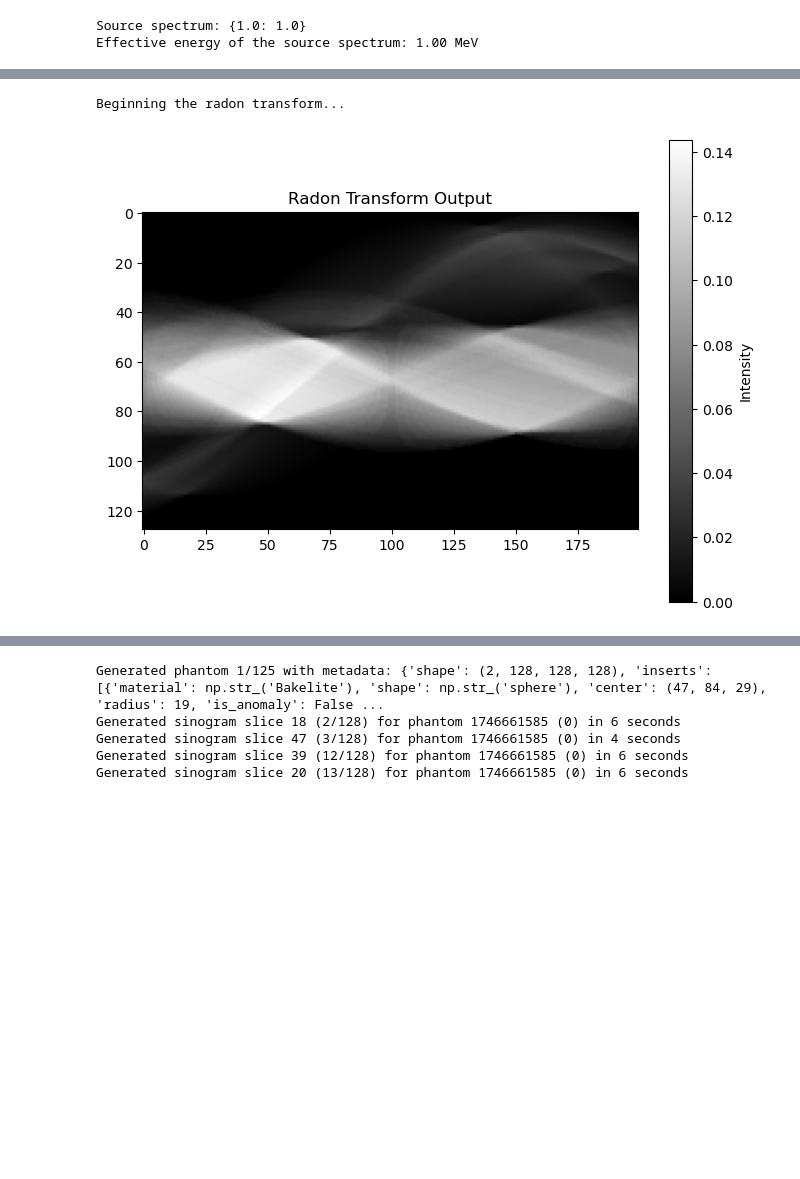
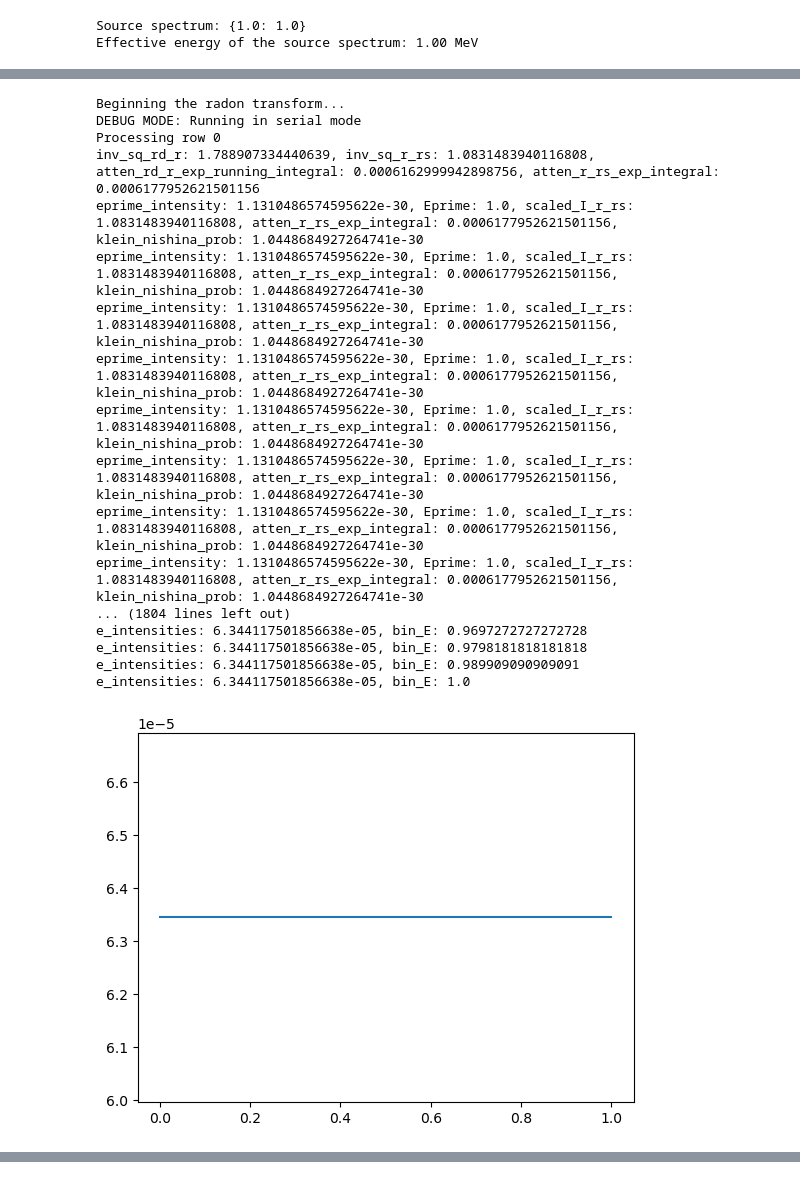
Before and after one commit to samuelnub/lircst-ana, a Jupyter notebook: src/AnalyticalCST.ipynb, the cells around one changed output, grey strips where cells are left out. Cells and saved outputs as stored; diff of their text form; code cells hidden in the pictures; blank space fills up the shorter version.

```diff
--- a/src/AnalyticalCST.ipynb
+++ b/src/AnalyticalCST.ipynb
@@ -19,7 +19,7 @@ chan_atten: int = 1
 E0 = 1.0 # Effective "peak" energy of a 6MeV radiotherapy beam
 voxel_physical_scale_len: float = 0.001 # 1 metre to 1mm thereabouts
 voxel_physical_scale_atten: float = 0.01 # For our mass attenuation coefficients, which use cm^2. We will convert to mm^2
-theta: float = np.pi * (-2/6) # Unused in sinogram mode
+theta: float = 0 # np.pi * (-2/6) # Unused in sinogram mode
 detec_size: int = phan_size
 detec_dims: int = 2
 detec_bins: int = 100
@@ -979,8 +997,8 @@ def generalised_radon_transform(phantom: np.ndarray,
 
 from multiprocessing import Pool, cpu_count
 
-debug: bool = False
-
+debug: bool = True
+debug_col_pixel: int = 79 # aka row
 
 # For sinogram generation, we'd like to go column by column (slice by slice)
 def generalised_radon_transform_col(phantom: np.ndarray,
@@ -989,6 +1007,20 @@ def generalised_radon_transform_col(phantom: np.ndarray,
                                     source_spect: dict[float, float],
                                     bin_linspace: np.ndarray) -> list[list[float]]:
   detec_col_output: list[list[float]] = []
+
+  if debug:
+    # Just do one pixel
+    for detec_row in range(0, detec_size):
+      if detec_row == debug_col_pixel:
+        detec_col_output.append(generalised_radon_transform(phantom, theta, (detec_row, detec_col), source_spect, bin_linspace))
+
+        plt.plot(bin_linspace, detec_col_output[debug_col_pixel])
+        plt.show()
+
+      else:
+        detec_col_output.append([0] * len(bin_linspace))
+    return detec_col_output
+
   for detec_row in range(0, detec_size):
     detec_col_output.append(generalised_radon_transform(phantom, theta, (detec_row, detec_col), source_spect, bin_linspace))
   return detec_col_output
@@ -999,7 +1031,7 @@ def radon_over_detector_pixels(phantom: np.ndarray, detec_size: int, detec_dims:
 
   detec_shape: list | tuple = []
 
-  if not sinogram_mode:
+  if (not sinogram_mode) or debug:
     for i in range(0, detec_dims):
       detec_shape.append(detec_size)
   else:
@@ -1051,22 +1083,38 @@ def radon_over_detector_pixels(phantom: np.ndarray, detec_size: int, detec_dims:
 # %%
 #@title Execution of Analytical model
 
 # Use the radon_over_detector_pixels function over our phantom defined above
 
 import matplotlib.pyplot as plt
 # Assuming 'phantom', 'phan_size', 'chan_scat_coef', and 'chan_atten_coef' are defined from previous code
 
 print("Beginning the radon transform...")
 
 # Example usage:
-radon_output = radon_over_detector_pixels(phantom, detec_size, detec_dims, detec_bins, sinogram_slice=62)
+radon_output = radon_over_detector_pixels(phantom, detec_size, detec_dims, detec_bins, sinogram_slice=70)
 
 # Display the result
 plt.figure(figsize=(8, 6))
 plt.imshow(np.sum(radon_output, axis=2), cmap="gray") # Visualising the sum over our energy bins (integrate energy)
 plt.title("Radon Transform Output")
 plt.colorbar(label="Intensity")
 plt.show()
 # %% [output]
 Beginning the radon transform...
+DEBUG MODE: Running in serial mode
+Processing row 0
+inv_sq_rd_r: 1.788907334440639, inv_sq_r_rs: 1.0831483940116808, atten_rd_r_exp_running_integral: 0.0006162999942898756, atten_r_rs_exp_integral: 0.0006177952621501156
+eprime_intensity: 1.1310486574595622e-30, Eprime: 1.0, scaled_I_r_rs: 1.0831483940116808, atten_r_rs_exp_integral: 0.0006177952621501156, klein_nishina_prob: 1.0448684927264741e-30
+eprime_intensity: 1.1310486574595622e-30, Eprime: 1.0, scaled_I_r_rs: 1.0831483940116808, atten_r_rs_exp_integral: 0.0006177952621501156, klein_nishina_prob: 1.0448684927264741e-30
+eprime_intensity: 1.1310486574595622e-30, Eprime: 1.0, scaled_I_r_rs: 1.0831483940116808, atten_r_rs_exp_integral: 0.0006177952621501156, klein_nishina_prob: 1.0448684927264741e-30
+eprime_intensity: 1.1310486574595622e-30, Eprime: 1.0, scaled_I_r_rs: 1.0831483940116808, atten_r_rs_exp_integral: 0.0006177952621501156, klein_nishina_prob: 1.0448684927264741e-30
+eprime_intensity: 1.1310486574595622e-30, Eprime: 1.0, scaled_I_r_rs: 1.0831483940116808, atten_r_rs_exp_integral: 0.0006177952621501156, klein_nishina_prob: 1.0448684927264741e-30
+eprime_intensity: 1.1310486574595622e-30, Eprime: 1.0, scaled_I_r_rs: 1.0831483940116808, atten_r_rs_exp_integral: 0.0006177952621501156, klein_nishina_prob: 1.0448684927264741e-30
+eprime_intensity: 1.1310486574595622e-30, Eprime: 1.0, scaled_I_r_rs: 1.0831483940116808, atten_r_rs_exp_integral: 0.0006177952621501156, klein_nishina_prob: 1.0448684927264741e-30
+eprime_intensity: 1.1310486574595622e-30, Eprime: 1.0, scaled_I_r_rs: 1.0831483940116808, atten_r_rs_exp_integral: 0.0006177952621501156, klein_nishina_prob: 1.0448684927264741e-30
+... (1804 lines left out)
+e_intensities: 6.344117501856638e-05, bin_E: 0.9697272727272728
+e_intensities: 6.344117501856638e-05, bin_E: 0.9798181818181818
+e_intensities: 6.344117501856638e-05, bin_E: 0.989909090909091
+e_intensities: 6.344117501856638e-05, bin_E: 1.0
-[figure, old version]
+[figure, new version]
@@ -1139,9 +1188,3 @@ def generate_data_pipeline():
 
 
 generate_data_pipeline()
-# %% [output]
-Generated phantom 1/125 with metadata: {'shape': (2, 128, 128, 128), 'inserts': [{'material': np.str_('Bakelite'), 'shape': np.str_('sphere'), 'center': (47, 84, 29), 'radius': 19, 'is_anomaly': False ...
-Generated sinogram slice 18 (2/128) for phantom 1746661585 (0) in 6 seconds
-Generated sinogram slice 47 (3/128) for phantom 1746661585 (0) in 4 seconds
-Generated sinogram slice 39 (12/128) for phantom 1746661585 (0) in 6 seconds
-Generated sinogram slice 20 (13/128) for phantom 1746661585 (0) in 6 seconds
```
Also changed, not shown: parts of 6 cells of this notebook, 2 other files.
